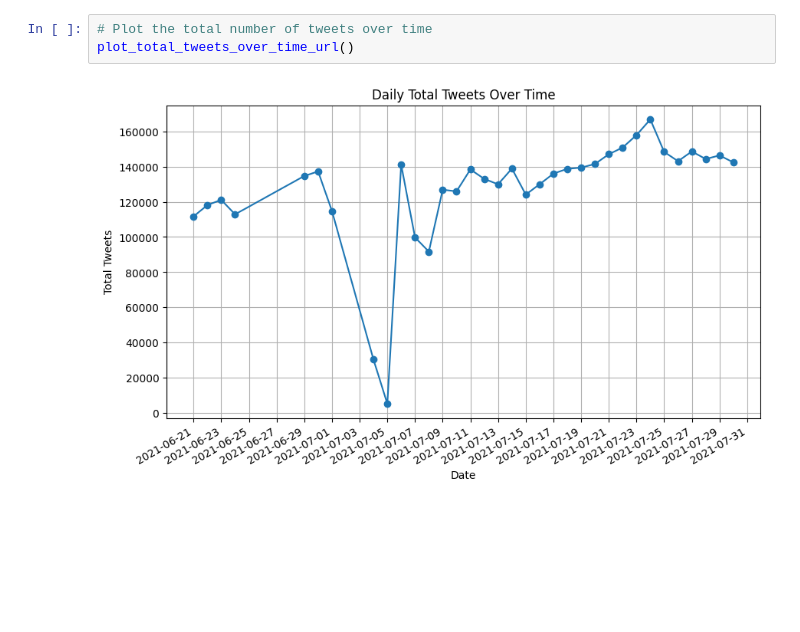
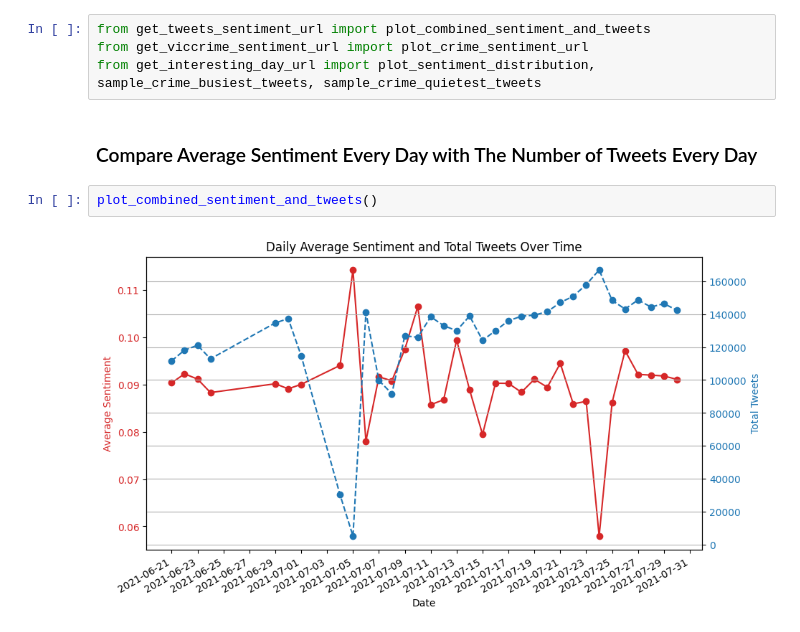
Before and after one commit to Eason123451/ccc-project, a Jupyter notebook: presentation.ipynb, the cells around one changed output. Drawn from its saved outputs; the diff is of its cells as text; blank space fills up the shorter version.

```diff
--- a/presentation.ipynb
+++ b/presentation.ipynb
@@ -9,5 +1,10 @@ plot_average_sentiment_url()
-# %%
-# Plot the total number of tweets over time
-plot_total_tweets_over_time_url()
-# %% [output]
-[figure, removed]
+# %%
+from get_tweets_sentiment_url import plot_combined_sentiment_and_tweets
+from get_viccrime_sentiment_url import plot_crime_sentiment_url
+from get_interesting_day_url import plot_sentiment_distribution, sample_crime_busiest_tweets, sample_crime_quietest_tweets
+# %% [markdown]
+### Compare Average Sentiment Every Day with The Number of Tweets Every Day
+# %%
+plot_combined_sentiment_and_tweets()
+# %% [output]
+[figure, added]
```
Also changed, not shown: parts of 8 cells of this notebook, 4 other files.
